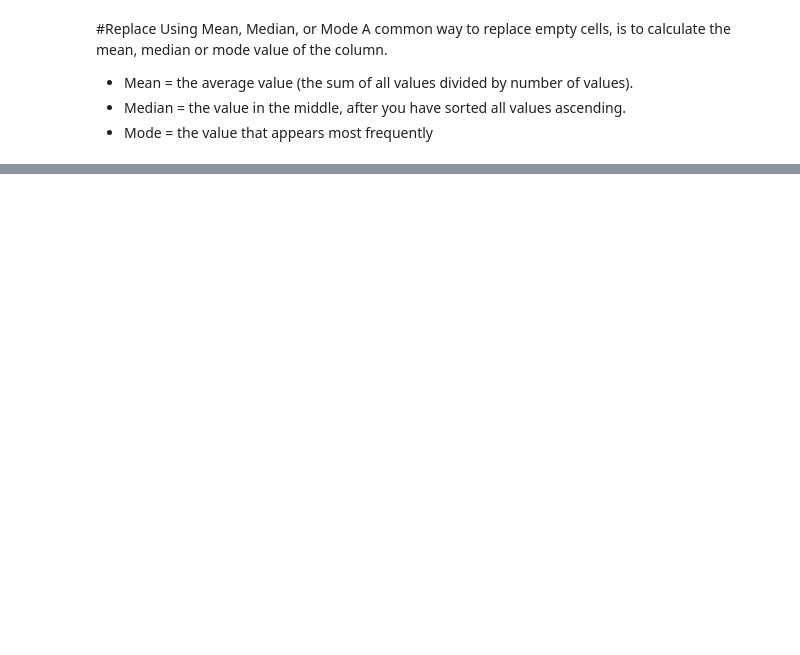
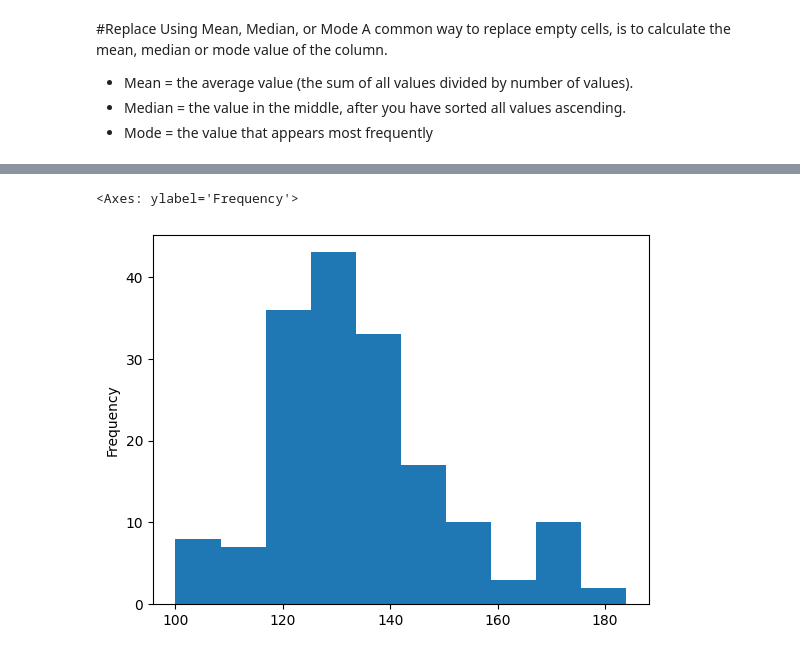
Before and after one commit to Abhinayarao/Machine-Learning, a Jupyter notebook: Pandas.ipynb, the cells around one changed output, grey strips where cells are left out. Saved outputs shown, nothing was run; the diff lists cells and outputs as text; code cells hidden in the pictures; blank space fills up the shorter version.

```diff
--- a/Pandas.ipynb
+++ b/Pandas.ipynb
@@ -191,0 +359,5 @@ df.fillna({'Age':x}, inplace=True)
+# %%
+df['Maxpulse'].plot(kind = 'hist')
+# %% [output]
+<Axes: ylabel='Frequency'>
+[figure, added]
```
Also changed, not shown: parts of 28 cells of this notebook.
